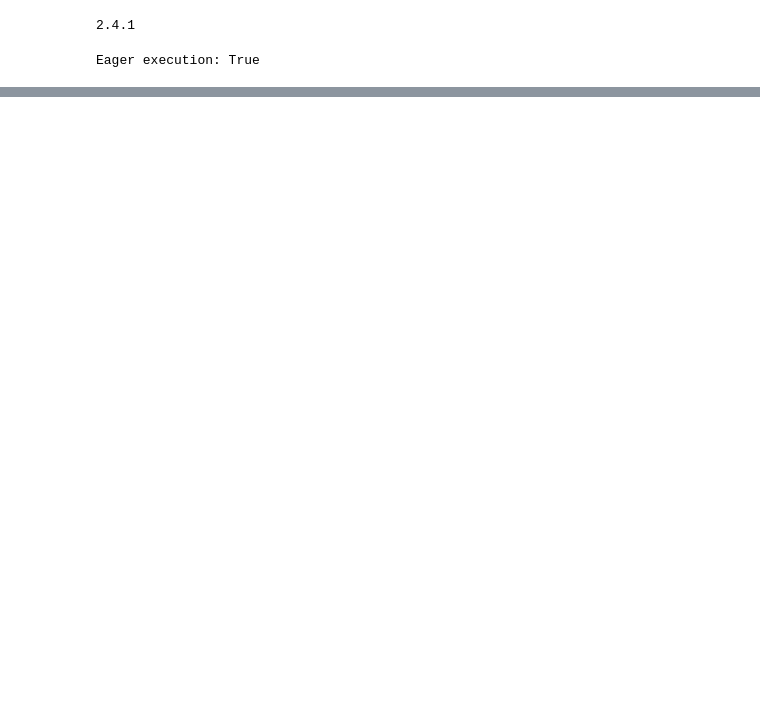
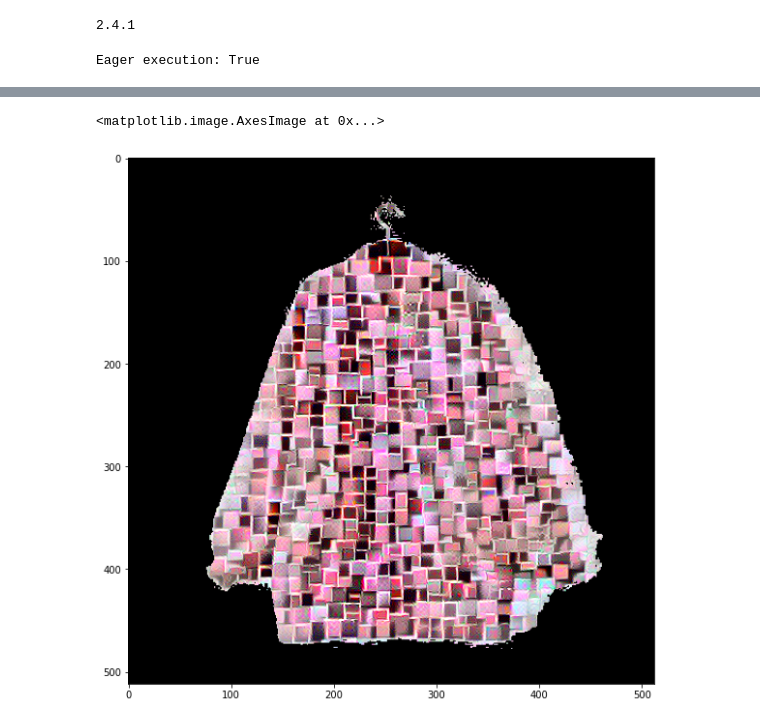
Before and after one commit to nandinib1999/generate-art-using-ML, a Jupyter notebook: Neural_Style_Transfer.ipynb, the cells around one changed output, grey strips where cells are left out. Cells and saved outputs as stored; diff of their text form; code cells hidden in the pictures; blank space fills up the shorter version.

```diff
--- a/Neural_Style_Transfer.ipynb
+++ b/Neural_Style_Transfer.ipynb
@@ -299,0 +308,8 @@ best.shape
+# %%
+res = cv2.bitwise_and(best,best,mask = mask)
+# %%
+fig, ax1 = plt.subplots(1, 1, figsize=(20, 10))
+ax1.imshow(res)
+# %% [output]
+<matplotlib.image.AxesImage at 0x...>
+[figure, added]
```
Also changed, not shown: parts of 14 cells of this notebook.
